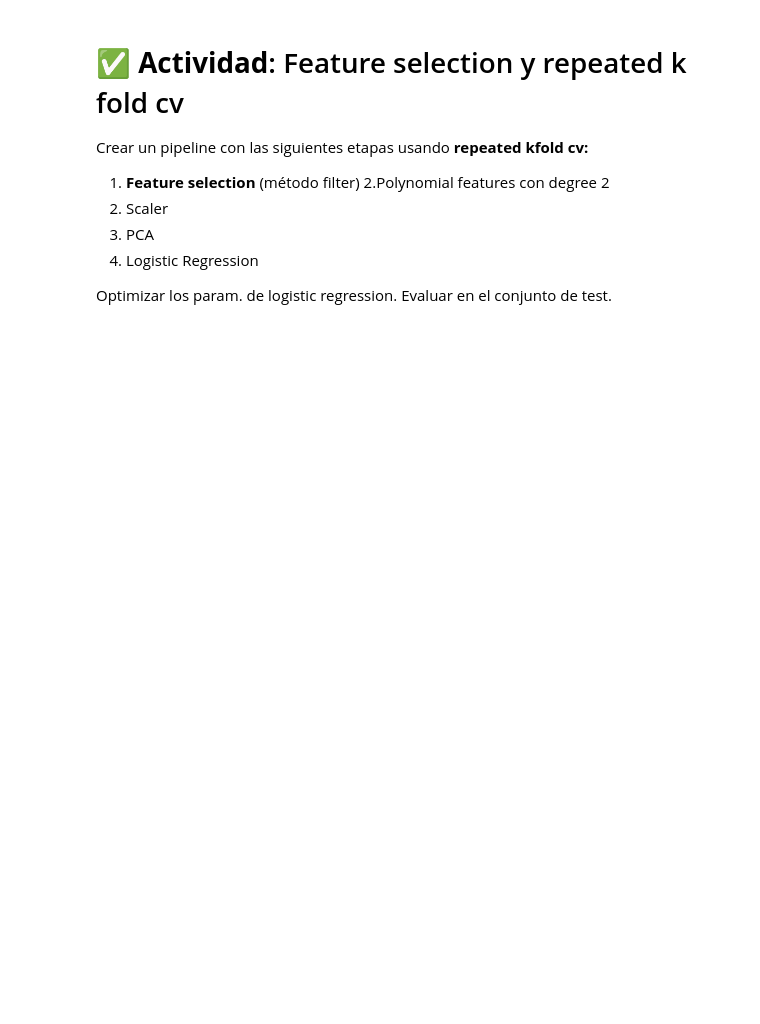
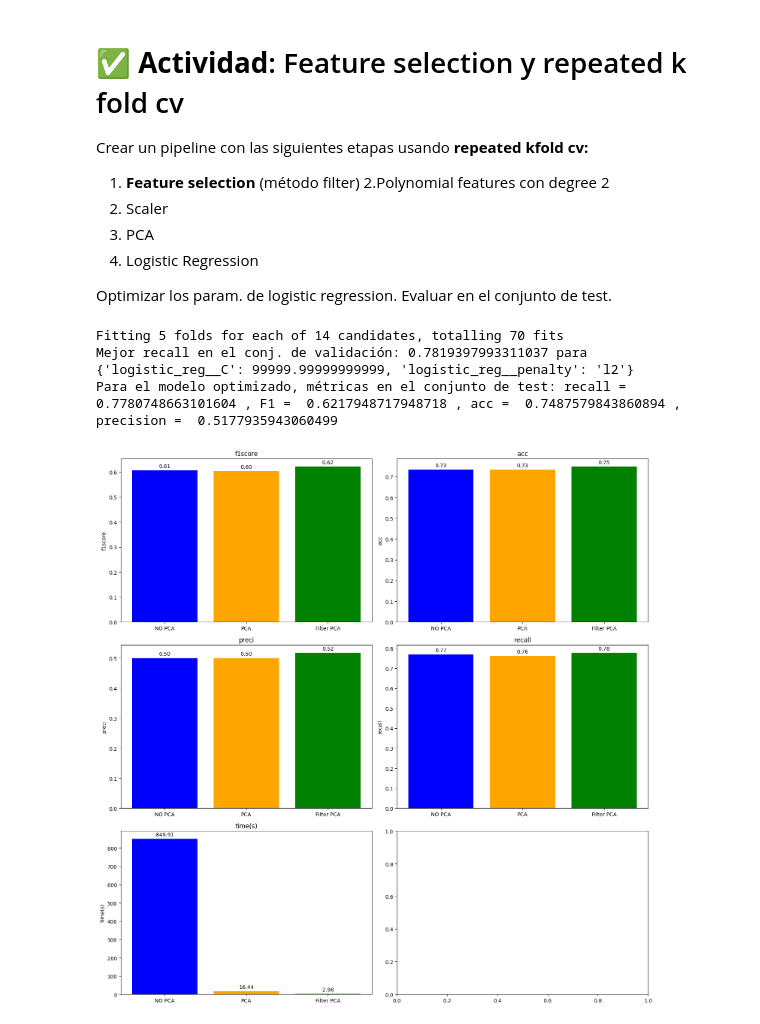
Before and after one commit to JeffAsDRK/Semana_1_AS, a Jupyter notebook: Planteamiento_Optimización_de_hiperparámetros_para_Clasificación_Churn_Telecomunicaciones_(con_y_sin_PCA)_(Reg_Log)_v2.ipynb, the cells around one changed output. Cells and saved outputs as stored; diff of their text form; code cells hidden in the pictures; blank space fills up the shorter version.

```diff
--- a/Planteamiento_Optimización_de_hiperparámetros_para_Clasificación_Churn_Telecomunicaciones_(con_y_sin_PCA)_(Reg_Log)_v2.ipynb
+++ b/Planteamiento_Optimización_de_hiperparámetros_para_Clasificación_Churn_Telecomunicaciones_(con_y_sin_PCA)_(Reg_Log)_v2.ipynb
@@ -428,3 +478,76 @@ Crear un pipeline con las siguientes etapas usando **repeated kfold cv:**
 
 Optimizar los param. de logistic regression.
 Evaluar en el conjunto de test.
+# %%
+from sklearn.model_selection import StratifiedKFold
+from sklearn.model_selection import GridSearchCV
+from sklearn.pipeline import Pipeline
+from sklearn.feature_selection import SelectKBest, mutual_info_classif
+from sklearn.decomposition import PCA
+
+t_init = time.time()  # inicializa el tiempo
+#optimización
+kfold = StratifiedKFold(n_splits=5, shuffle=True, random_state=45) #para nsplits=5 demora 35 min approx en google colab.
+
+# pipeline
+pipeline_log_reg_pca = Pipeline([
+    ("select_filter", SelectKBest(mutual_info_classif, k=20)), #k=20 features
+    ('polynomial_features', PolynomialFeatures(degree=2)),
+    ('scaler', StandardScaler()), #zscore
+    ('pca', PCA(n_components=0.95)), #comprime: 95% variance retained (information retained)
+    ('logistic_reg', LogisticRegression(max_iter=20000, solver='saga'))
+])
+
+lambda_range = [1e-7, 1e-6, 1e-5, 1e-4, 1e-3, 1e-2, 0.1]
+C_range = [1 / (lambda_value) for lambda_value in lambda_range] #transforma al inverso de lambda
+param_grid = {'logistic_reg__C': C_range,
+              'logistic_reg__penalty': ['l2', 'l1']}
+
+search = GridSearchCV(pipeline_log_reg_pca,
+                      param_grid,
+                      scoring='recall',
+                      cv=kfold,
+                      verbose=4,
+                      n_jobs=-1) #use all available CPUs
+result = search.fit(X_train_undersampled, y_train_undersampled)
+
+print(f'Mejor recall en el conj. de validación: {result.best_score_} para {result.best_params_}')
+
+#reentreno con mejores
+pipeline_log_reg_pca.set_params(logistic_reg__C=result.best_params_['logistic_reg__C'],
+                       logistic_reg__penalty=result.best_params_['logistic_reg__penalty'],)
+pipeline_log_reg_pca.fit(X_train_undersampled, y_train_undersampled)
+
+#evaluamos en el conjunto de test
+pred_test = pipeline_log_reg_pca.predict(X_test)
+f1score = metrics.f1_score(y_test, pred_test)
+acc = metrics.accuracy_score(y_test, pred_test)
+preci = metrics.precision_score(y_test, pred_test)
+recall = metrics.recall_score(y_test, pred_test)
+t_end = time.time() - t_init  # finaliza el tiempo
+save_dat["Filter PCA"]= [f1score, acc, preci, recall, t_end]
+print("Para el modelo optimizado, métricas en el conjunto de test: recall = ", recall, ", F1 = ", f1score, ", acc = ", acc, ", precision = ", preci, )
+# %% [output]
+Fitting 5 folds for each of 14 candidates, totalling 70 fits
+Mejor recall en el conj. de validación: 0.7819397993311037 para {'logistic_reg__C': 99999.99999999999, 'logistic_reg__penalty': 'l2'}
+Para el modelo optimizado, métricas en el conjunto de test: recall =  0.7780748663101604 , F1 =  0.6217948717948718 , acc =  0.7487579843860894 , precision =  0.5177935943060499
+# %%
+met = ["f1score", "acc", "preci", "recall", "time(s)"]
+fig, axes = plt.subplots(3, 2, figsize=(15, 15))
+axes = axes.flatten()
+
+for i, metric in enumerate(met):
+    values = [save_dat["NO PCA"][i], save_dat["PCA"][i], save_dat["Filter PCA"][i]]
+    bars = axes[i].bar(save_dat.keys(), values, color=['blue', 'orange', 'green'])
+
+    # Agregar etiquetas numéricas sobre cada barra
+    axes[i].bar_label(bars, fmt='%.2f', padding=3)
+
+    axes[i].set_title(metric)
+    axes[i].set_ylabel(metric)
+    #axes[i].set_xlabel("Modelos")
+
+plt.tight_layout()
+plt.show()
+# %% [output]
+[figure, added]
```
Also changed, not shown: parts of 4 cells of this notebook.
